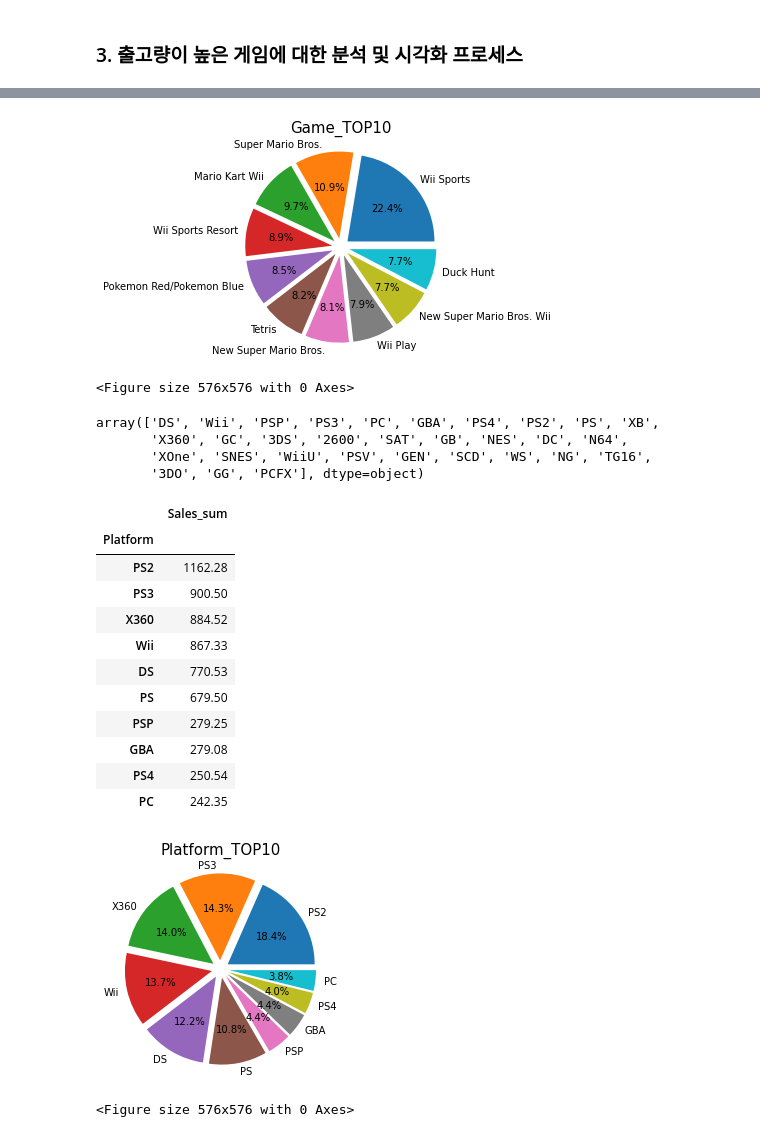
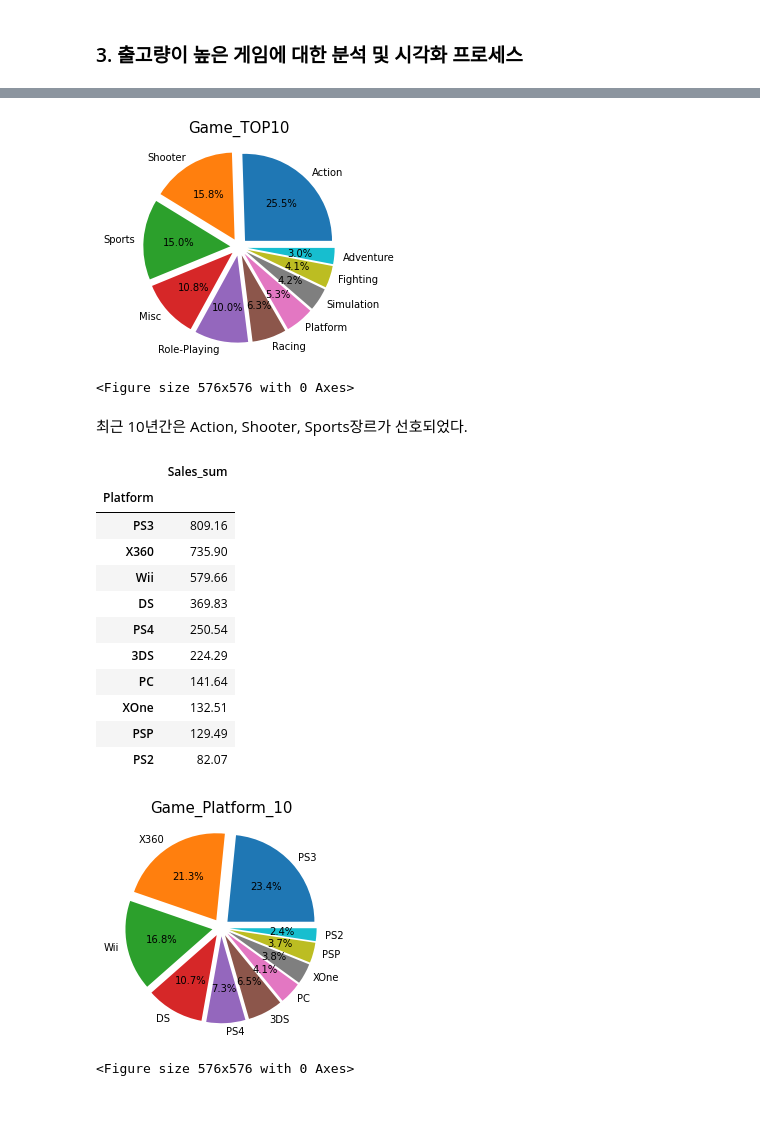
Before and after one commit to kimkihyun1/Game-Genre-Analysis, a Jupyter notebook: AI_14_김기현_Section1.ipynb, the cells around one changed output, grey strips where cells are left out. Cells and saved outputs as stored; diff of their text form; code cells hidden in the pictures; blank space fills up the shorter version.

```diff
--- a/AI_14_김기현_Section1.ipynb
+++ b/AI_14_김기현_Section1.ipynb
@@ -359,10 +337,10 @@ Various Genres  ->  Sprots Genre  -> Action Genre
 # %% [markdown]
 ### 3. 출고량이 높은 게임에 대한 분석 및 시각화 프로세스
 # %%
-# 판매량 총 합계
+# 최근 10년간 판매량 총 합계
 df['Sales_sum'] = df['NA_Sales'] + df['EU_Sales'] + df['JP_Sales'] + df['Other_Sales']
-df_Sales_10 = df.sort_values(by='Sales_sum', ascending=False)
-df_Sales_10 = df_Sales_10.head(10)
+df_Sales_10 = df[df.Year > 2007].sort_values(by='Sales_sum', ascending=False)
+
 df_Sales_10
 # %% [output]
 |  | Name | Platform | Year | Genre | Publisher | NA_Sales | EU_Sales | JP_Sales | Other_Sales | Sales_sum |
@@ -393,0 +359,7 @@ Name: Name, Length: 10830, dtype: int64
+# %%
+# 최근
+df_Genre_10 = df_Sales_10[['Genre', 'Sales_sum']]
+df_Genre_10 = df_Genre_10.groupby('Genre').sum()
+df_Genre_10 = df_Genre_10.sort_values(by='Sales_sum', ascending=False)
+df_Genre_10 = df_Genre_10.head(10)
+df_Genre_10
@@ -394,45 +379,41 @@ Name: Name, Length: 10830, dtype: int64
 # %%
 #pie chart
 explode = [0.1 for _ in range(10)]
-plt.pie(df_Sales_10['Sales_sum'], labels=df_Sales_10['Name'], autopct='%1.1f%%',explode=explode)
+plt.pie(df_Genre_10, labels=df_Genre_10.index, autopct='%1.1f%%',explode=explode)
 plt.title('Game_TOP10', size=15)
 plt.figure(figsize=(8, 8))
 plt.show();
 # %% [output]
-[figure, old version]
+[figure, new version]
 <Figure size 576x576 with 0 Axes>
-# %%
-#platform TOP10
-df['Platform'].unique()
-# %% [output]
-array(['DS', 'Wii', 'PSP', 'PS3', 'PC', 'GBA', 'PS4', 'PS2', 'PS', 'XB',
-       'X360', 'GC', '3DS', '2600', 'SAT', 'GB', 'NES', 'DC', 'N64',
-       'XOne', 'SNES', 'WiiU', 'PSV', 'GEN', 'SCD', 'WS', 'NG', 'TG16',
-       '3DO', 'GG', 'PCFX'], dtype=object)
+# %% [markdown]
+최근 10년간은 Action, Shooter, Sports장르가 선호되었다.
 # %%
-df_Platform_Sales = df[['Platform', 'Sales_sum']]
-df_Platform_Sales = df_Platform_Sales.groupby('Platform').sum()
-df_Platform_Sales = df_Platform_Sales.sort_values(by='Sales_sum', ascending=False)
-df_Platform_Sales = df_Platform_Sales.head(10)
-df_Platform_Sales
+#최근 10년간 선호된 Platform
+df_Platform_10 = df_Sales_10[['Platform', 'Sales_sum']]
+df_Platform_10 = df_Platform_10.groupby('Platform').sum()
+df_Platform_10 = df_Platform_10.sort_values(by='Sales_sum', ascending=False)
+df_Platform_10 = df_Platform_10.head(10)
+df_Platform_10
 # %% [output]
 |  | Sales_sum |
 | Platform |  |
-| PS2 | 1162.28 |
-| PS3 | 900.50 |
-| X360 | 884.52 |
-| Wii | 867.33 |
-| DS | 770.53 |
-| PS | 679.50 |
-| PSP | 279.25 |
-| GBA | 279.08 |
+| PS3 | 809.16 |
+| X360 | 735.90 |
+| Wii | 579.66 |
+| DS | 369.83 |
 | PS4 | 250.54 |
-| PC | 242.35 |
+| 3DS | 224.29 |
+| PC | 141.64 |
+| XOne | 132.51 |
+| PSP | 129.49 |
+| PS2 | 82.07 |
 # %%
-plt.pie(df_Platform_Sales, labels=df_Platform_Sales.index, autopct='%1.1f%%', explode=explode)
-plt.title('Platform_TOP10', size=15)
+explode = [0.1 for _ in range(10)]
+plt.pie(df_Platform_10, labels=df_Platform_10.index, autopct='%1.1f%%',explode=explode)
+plt.title('Game_Platform_10', size=15)
 plt.figure(figsize=(8, 8))
 plt.show();
 # %% [output]
-[figure, old version]
+[figure, new version]
 <Figure size 576x576 with 0 Axes>
```
Also changed, not shown: parts of 11 cells of this notebook.
